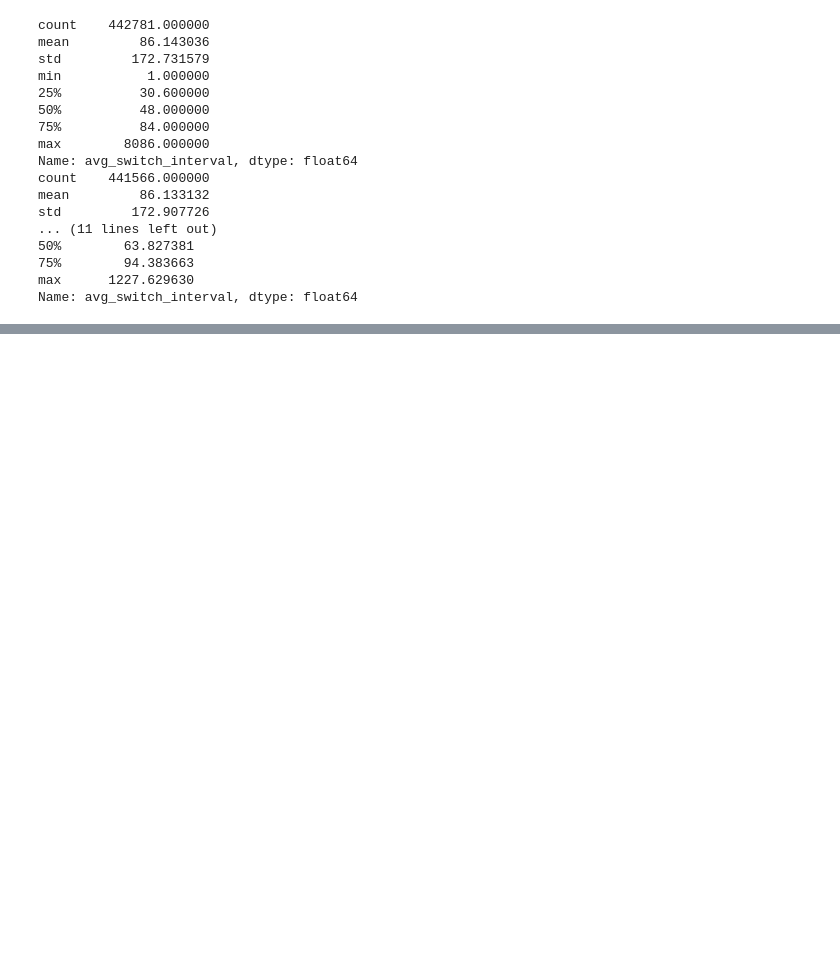
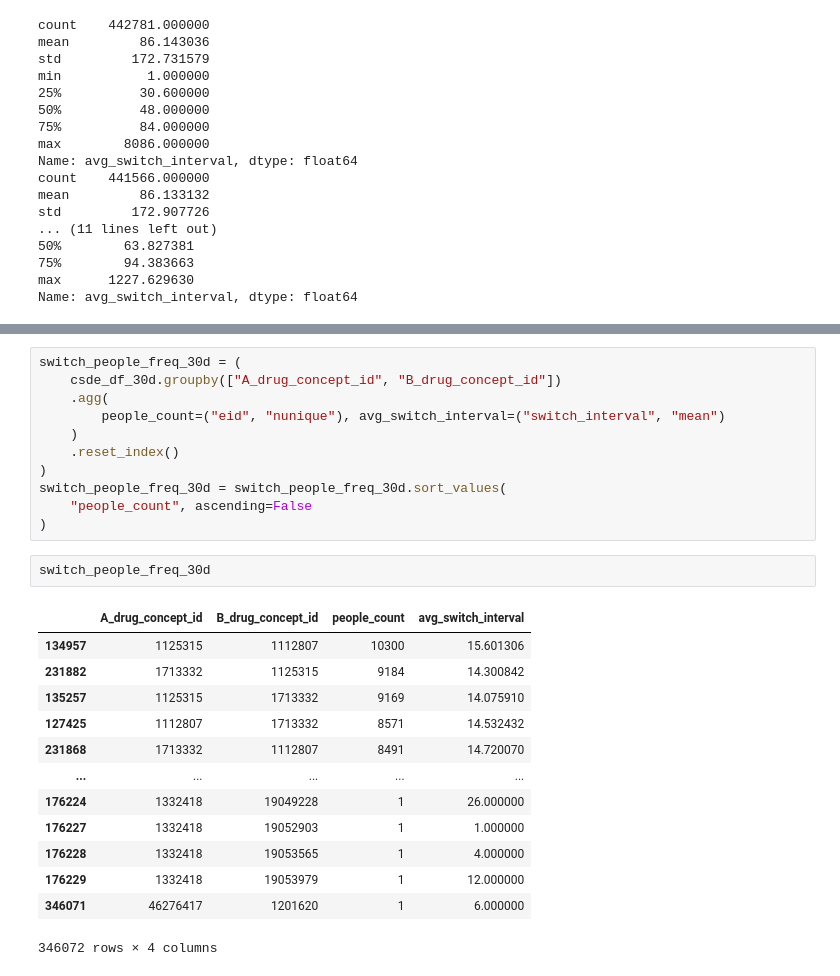
Before and after one commit to spicadust/Project_PerMed, a Jupyter notebook: notebooks/pattern/drug_switch_eda.ipynb, the cells around one changed output, grey strips where cells are left out. Cells and saved outputs as stored; diff of their text form; blank space fills up the shorter version.

Commit message:
Analyze switch freq of switches within certain intervals

```diff
--- a/notebooks/pattern/drug_switch_eda.ipynb
+++ b/notebooks/pattern/drug_switch_eda.ipynb
@@ -524,0 +552,27 @@ Name: avg_switch_interval, dtype: float64
+# %%
+switch_people_freq_30d = (
+    csde_df_30d.groupby(["A_drug_concept_id", "B_drug_concept_id"])
+    .agg(
+        people_count=("eid", "nunique"), avg_switch_interval=("switch_interval", "mean")
+    )
+    .reset_index()
+)
+switch_people_freq_30d = switch_people_freq_30d.sort_values(
+    "people_count", ascending=False
+)
+# %%
+switch_people_freq_30d
+# %% [output]
+|  | A_drug_concept_id | B_drug_concept_id | people_count | avg_switch_interval |
+| 134957 | 1125315 | 1112807 | 10300 | 15.601306 |
+| 231882 | 1713332 | 1125315 | 9184 | 14.300842 |
+| 135257 | 1125315 | 1713332 | 9169 | 14.075910 |
+| 127425 | 1112807 | 1713332 | 8571 | 14.532432 |
+| 231868 | 1713332 | 1112807 | 8491 | 14.720070 |
+| ... | ... | ... | ... | ... |
+| 176224 | 1332418 | 19049228 | 1 | 26.000000 |
+| 176227 | 1332418 | 19052903 | 1 | 1.000000 |
+| 176228 | 1332418 | 19053565 | 1 | 4.000000 |
+| 176229 | 1332418 | 19053979 | 1 | 12.000000 |
+| 346071 | 46276417 | 1201620 | 1 | 6.000000 |
+346072 rows × 4 columns
```
Also changed, not shown: parts of 3 cells of this notebook.
